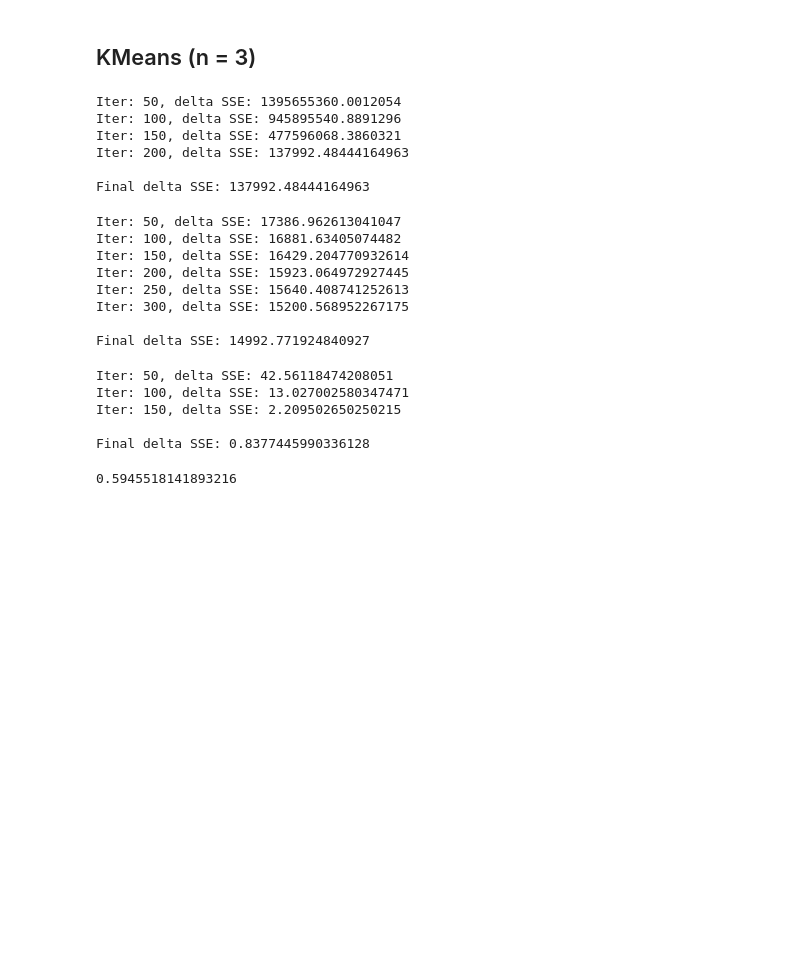
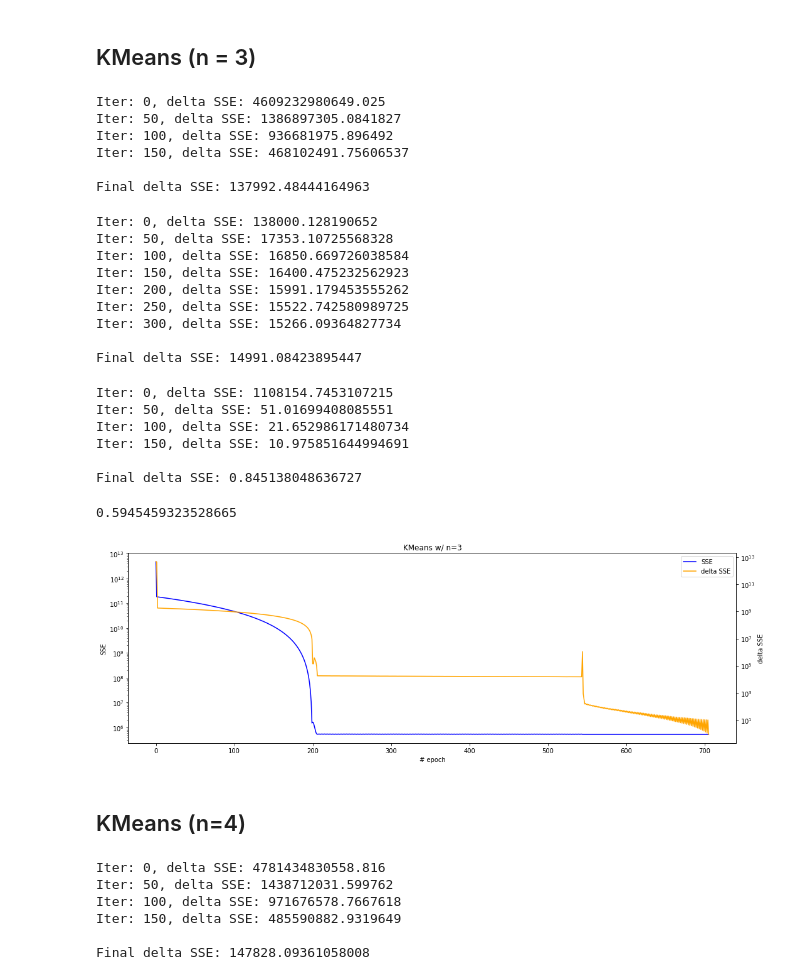
Before and after one commit to pinhao1994/ads-on-the-run, a Jupyter notebook: cluster/cluster_weight_features.ipynb, the cells around one changed output. Drawn from its saved outputs; the diff is of its cells as text; code cells hidden in the pictures; blank space fills up the shorter version.

Commit message:
evaluate KMeans weight model w/ n=3,4,5,6

```diff
--- a/cluster/cluster_weight_features.ipynb
+++ b/cluster/cluster_weight_features.ipynb
@@ -112,7 +161,7 @@ def gradient_kmeans(Model, lr, threshold, sse_prev, **initial):
     delta_sse = initial["delta_sse"] if "delta_sse" in initial else 2*(10**12)
     weights = initial["weights"] if "weights" in initial else tf.ones([1, N_FEATURES], tf.float64)
 
-    sse_lt = list()
+    sse_lt, delta_sse_lt = list(), list()
     while delta_sse > threshold:
         mat_w = MAT * weights
         model = Model.fit(mat_w)
@@ -128,47 +177,72 @@ def gradient_kmeans(Model, lr, threshold, sse_prev, **initial):
 
         delta_sse = tf.abs(sse_prev - sse_cur)
         sse_prev = sse_cur
-        sse_lt.append(sse_cur)
         if not (len(sse_lt) % 50):
             print(f"Iter: {len(sse_lt)}, delta SSE: {delta_sse.numpy()}")
+        sse_lt.append(sse_cur)
+        delta_sse_lt.append(delta_sse)
 
     print(f"\nFinal delta SSE: {delta_sse}")
-    return weights, delta_sse, sse_lt
+    return weights, delta_sse_lt, sse_lt
 # %% [markdown]
 ## KMeans (n = 3)
 # %%
 init_w, init_sse = inital_weights_sse(KMeans(n_clusters=3), lr=0.001)
 # %%
-w1, d_sse1, sse_lt1 = gradient_kmeans(KMeans(n_clusters=3), lr=0.001, threshold=150000, sse_prev=init_sse, weights=init_w)
+w1, d_sse_lt1, sse_lt1 = gradient_kmeans(KMeans(n_clusters=3), lr=0.001, threshold=150000,
+                                         sse_prev=init_sse, weights=init_w)
 # %% [output]
-Iter: 50, delta SSE: 1395655360.0012054
-Iter: 100, delta SSE: 945895540.8891296
-Iter: 150, delta SSE: 477596068.3860321
-Iter: 200, delta SSE: 137992.48444164963
+Iter: 0, delta SSE: 4609232980649.025
+Iter: 50, delta SSE: 1386897305.0841827
+Iter: 100, delta SSE: 936681975.896492
+Iter: 150, delta SSE: 468102491.75606537
 
 Final delta SSE: 137992.48444164963
 # %%
-w2, d_sse2, sse_lt2 = gradient_kmeans(KMeans(n_clusters=3), lr=0.0001, threshold=15000, sse_prev=sse_lt1[-1], weights=w1, delta_sse=d_sse1)
+w2, d_sse_lt2, sse_lt2 = gradient_kmeans(KMeans(n_clusters=3), lr=0.0001, threshold=15000,
+                                         sse_prev=sse_lt1[-1], weights=w1, delta_sse=d_sse_lt1[-1])
 # %% [output]
-Iter: 50, delta SSE: 17386.962613041047
-Iter: 100, delta SSE: 16881.63405074482
-Iter: 150, delta SSE: 16429.204770932614
-Iter: 200, delta SSE: 15923.064972927445
-Iter: 250, delta SSE: 15640.408741252613
-Iter: 300, delta SSE: 15200.568952267175
+Iter: 0, delta SSE: 138000.128190652
+Iter: 50, delta SSE: 17353.10725568328
+Iter: 100, delta SSE: 16850.669726038584
+Iter: 150, delta SSE: 16400.475232562923
+Iter: 200, delta SSE: 15991.179453555262
+Iter: 250, delta SSE: 15522.742580989725
+Iter: 300, delta SSE: 15266.09364827734
 
-Final delta SSE: 14992.771924840927
+Final delta SSE: 14991.08423895447
 # %%
-w3, d_sse3, sse_lt3 = gradient_kmeans(KMeans(n_clusters=3), lr=0.00001, threshold=1, sse_prev=sse_lt1[-1], weights=w2, delta_sse=d_sse2)
+w3, d_sse_lt3, sse_lt3 = gradient_kmeans(KMeans(n_clusters=3), lr=0.00001, threshold=1,
+                                         sse_prev=sse_lt1[-1], weights=w2, delta_sse=d_sse_lt2[-1])
 # %% [output]
-Iter: 50, delta SSE: 42.56118474208051
-Iter: 100, delta SSE: 13.027002580347471
-Iter: 150, delta SSE: 2.209502650250215
+Iter: 0, delta SSE: 1108154.7453107215
+Iter: 50, delta SSE: 51.01699408085551
+Iter: 100, delta SSE: 21.652986171480734
+Iter: 150, delta SSE: 10.975851644994691
 
-Final delta SSE: 0.8377445990336128
+Final delta SSE: 0.845138048636727
 # %%
 silhouette_score(MAT*w3, KMeans(n_clusters=3).fit(MAT*w3).labels_)
 # %% [output]
-0.5945518141893216
+0.5945459323528665
 # %%
 WEIGHTS[3] = w3
+# %%
+plot_learning_curve([init_sse, *sse_lt1, *sse_lt2, *sse_lt3],
+                    [init_sse, *d_sse_lt1, *d_sse_lt2, *d_sse_lt3],
+                    title="KMeans w/ n=3")
+# %% [output]
+[figure, added]
+# %% [markdown]
+## KMeans (n=4)
+# %%
+init_w, init_sse = inital_weights_sse(KMeans(n_clusters=4), lr=0.001)
+w1, d_sse_lt1, sse_lt1 = gradient_kmeans(KMeans(n_clusters=4), lr=0.001, threshold=150000,
+                                         sse_prev=init_sse, weights=init_w)
+# %% [output]
+Iter: 0, delta SSE: 4781434830558.816
+Iter: 50, delta SSE: 1438712031.599762
+Iter: 100, delta SSE: 971676578.7667618
+Iter: 150, delta SSE: 485590882.9319649
+
+Final delta SSE: 147828.09361058008
```
Also changed, not shown: parts of 25 cells of this notebook.
